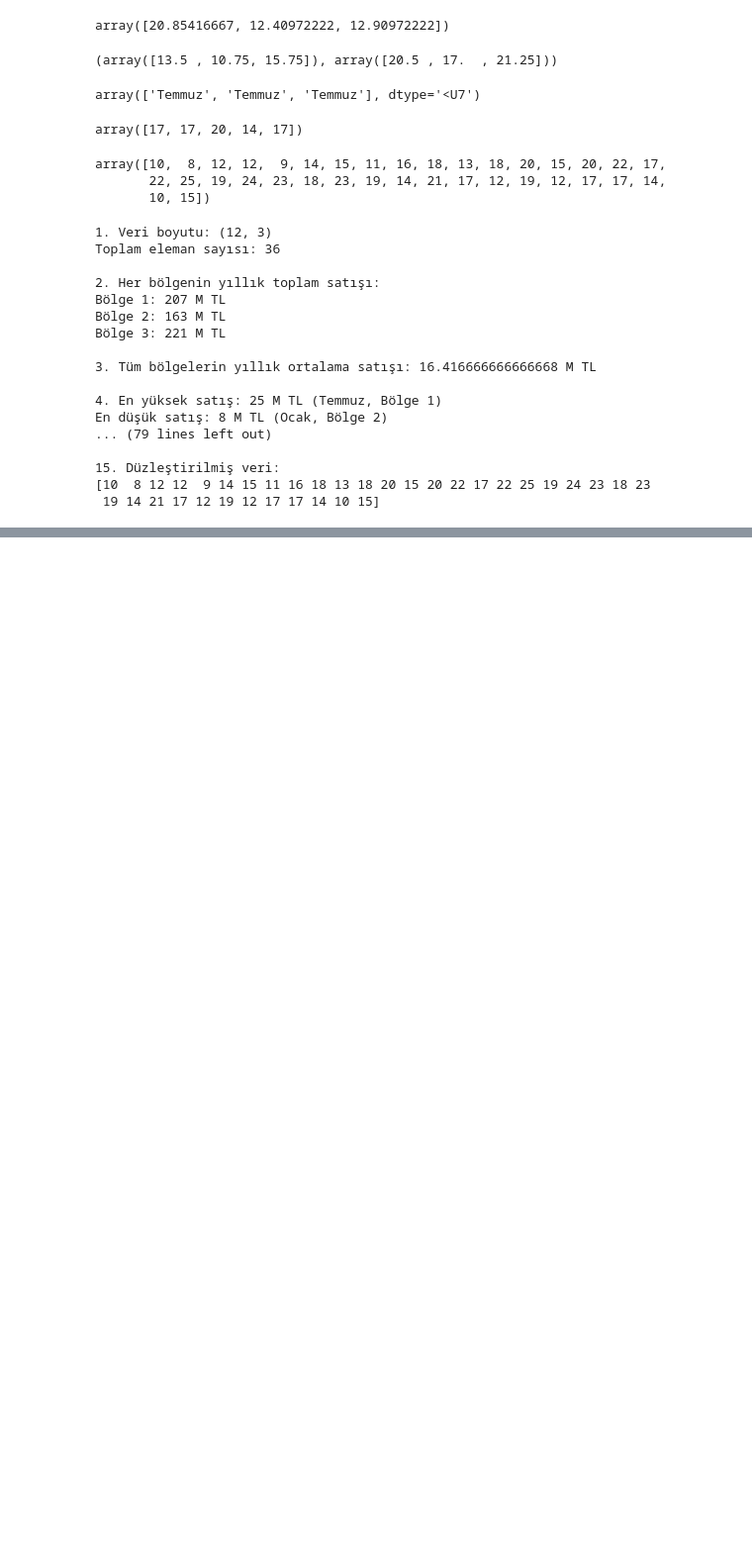
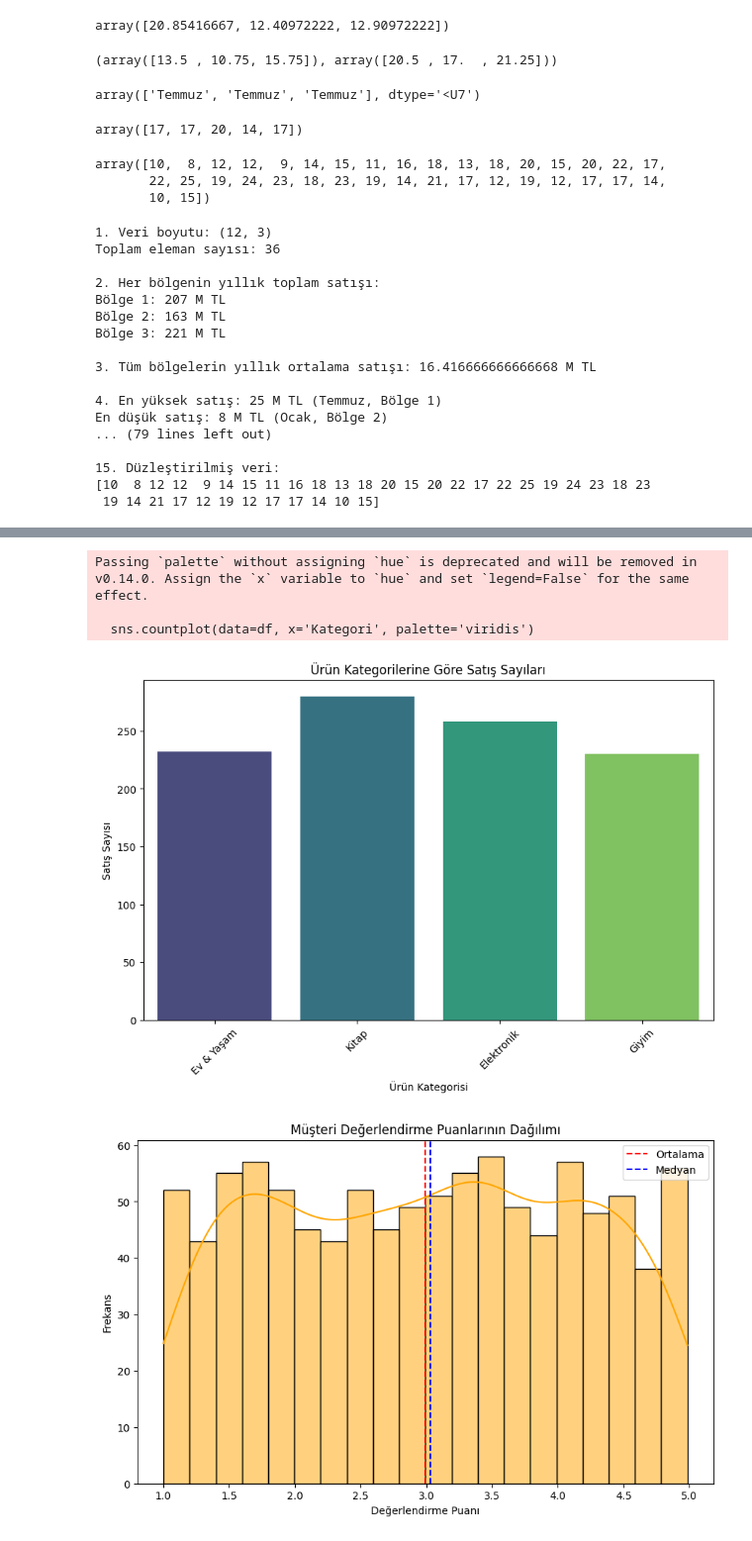
Before and after one commit to Furk4nBulut/Uygulamalarla-Makine-Ogrenmesi-ve-Derin-Ogrenme-Atolyesi, a Jupyter notebook: Week-1/W1-D1-Research.ipynb, the cells around one changed output, grey strips where cells are left out. Shown at 99% size. Drawn from its saved outputs; the diff is of its cells as text; code cells hidden in the pictures; blank space fills up the shorter version.

```diff
--- a/Week-1/W1-D1-Research.ipynb
+++ b/Week-1/W1-D1-Research.ipynb
@@ -290,0 +293,80 @@ En düşük satış: 8 M TL (Ocak, Bölge 2)
+# %%
+import pandas as pd
+import matplotlib.pyplot as plt
+import seaborn as sns
+import numpy as np
+import datetime
+
+# Genişletilmiş örnek veri oluşturalım
+np.random.seed(42)
+
+veri = {
+    'Kategori': np.random.choice(['Elektronik', 'Giyim', 'Ev & Yaşam', 'Kitap'], 1000),
+    'Satışlar': np.random.randint(50, 500, 1000),
+    'Değerlendirme': np.random.uniform(1, 5, 1000),
+    'Kargo Süresi': np.random.randint(1, 10, 1000),  # Kargo süresi (gün)
+    'Tarih': [datetime.date(2023, 1, 1) + datetime.timedelta(days=i) for i in range(1000)]  # Satış tarihleri
+}
+
+df = pd.DataFrame(veri)
+# 1. Hangi ürün kategorisinin daha fazla satış yaptığını görselleştireceğiz.
+plt.figure(figsize=(10, 6))
+sns.countplot(data=df, x='Kategori', palette='viridis')
+plt.title('Ürün Kategorilerine Göre Satış Sayıları')
+plt.xlabel('Ürün Kategorisi')
+plt.ylabel('Satış Sayısı')
+plt.xticks(rotation=45)
+plt.show()
+# 2. Müşteri değerlendirme puanlarının dağılımını inceleyeceğiz.
+plt.figure(figsize=(10, 6))
+sns.histplot(df['Değerlendirme'], bins=20, kde=True, color='orange')
+plt.title('Müşteri Değerlendirme Puanlarının Dağılımı')
+plt.xlabel('Değerlendirme Puanı')
+plt.ylabel('Frekans')
+plt.axvline(df['Değerlendirme'].mean(), color='red', linestyle='--', label='Ortalama')
+plt.axvline(df['Değerlendirme'].median(), color='blue', linestyle='--', label='Medyan')
+plt.legend()
+plt.show()
+# 3. Satıilar ile değerlendirme puanları arasında bir ilişki olup olmadığını araştıracağız.
+plt.figure(figsize=(10, 6))
+sns.scatterplot(data=df, x='Satışlar', y='Değerlendirme', hue='Kategori', palette='viridis')
+plt.title('Satışlar ile Değerlendirme Puanları Arasındaki İlişki')
+plt.xlabel('Satışlar')
+plt.ylabel('Değerlendirme Puanı')
+plt.legend(title='Kategori')
+plt.show()
+# 4. Kargo süresinin satışlar üzerindeki etkisini inceleyeğiz.
+plt.figure(figsize=(10, 6))
+sns.boxplot(data=df, x='Kargo Süresi', y='Satışlar', palette='viridis')
+plt.title('Kargo Süresinin Satışlar Üzerindeki Etkisi')
+plt.xlabel('Kargo Süresi (gün)')
+plt.ylabel('Satışlar')
+plt.xticks(rotation=45)
+plt.show()
+# 5. Kategorilere göre değerlendirme puanlarının karşılaştırmasnı yapacağız.
+plt.figure(figsize=(10, 6))
+sns.boxplot(data=df, x='Kategori', y='Değerlendirme', palette='viridis')
+plt.title('Kategorilere Göre Değerlendirme Puanları')
+plt.xlabel('Ürün Kategorisi')
+plt.ylabel('Değerlendirme Puanı')
+plt.xticks(rotation=45)
+plt.show()
+# 6. Satışların ve değerlendirme puanlarnın zaman içindeki değişimini inceleyeceğiz ( ek veri varsayılarak ).
+df['Tarih'] = pd.to_datetime(df['Tarih'])
+df.set_index('Tarih', inplace=True)
+# Aylık toplam satışları hesaplayalım
+aylik_toplam = df.resample('M').sum()
+plt.figure(figsize=(12, 6))
+sns.lineplot(data=aylik_toplam, x=aylik_toplam.index, y='Satışlar', label='Toplam Satışlar', color='blue')
+sns.lineplot(data=aylik_toplam, x=aylik_toplam.index, y='Değerlendirme', label='Toplam Değerlendirme', color='orange')
+plt.title('Zaman İçindeki Satışlar ve Değerlendirme Puanları')
+plt.xlabel('Tarih')
+plt.ylabel('Toplam')
+plt.legend()
+plt.show()
+# %% [output]
+Passing `palette` without assigning `hue` is deprecated and will be removed in v0.14.0. Assign the `x` variable to `hue` and set `legend=False` for the same effect.
+
+  sns.countplot(data=df, x='Kategori', palette='viridis')
+[figure, added]
+[figure, added]
```
Also changed, not shown: parts of 2 cells of this notebook, 5 other files.
